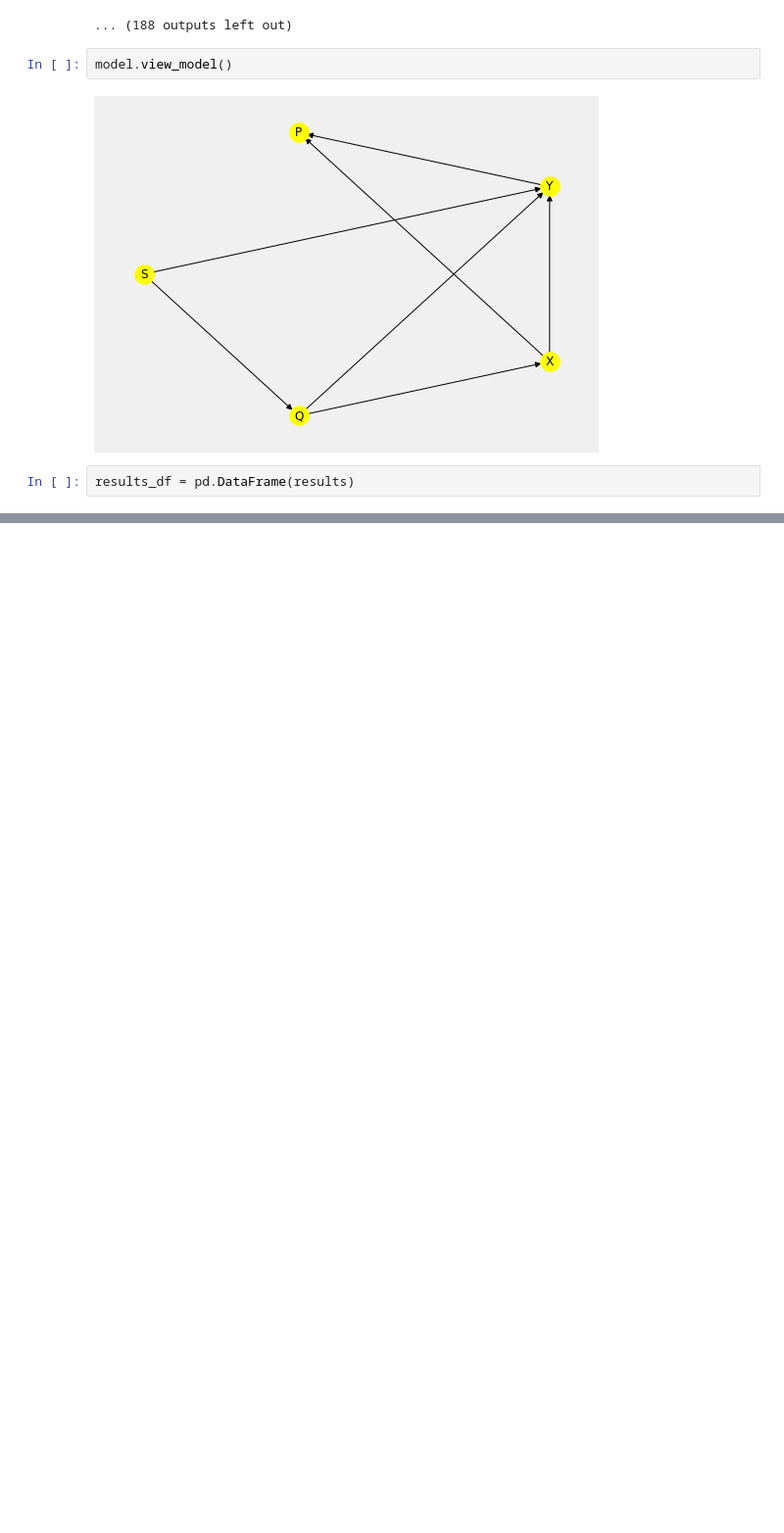
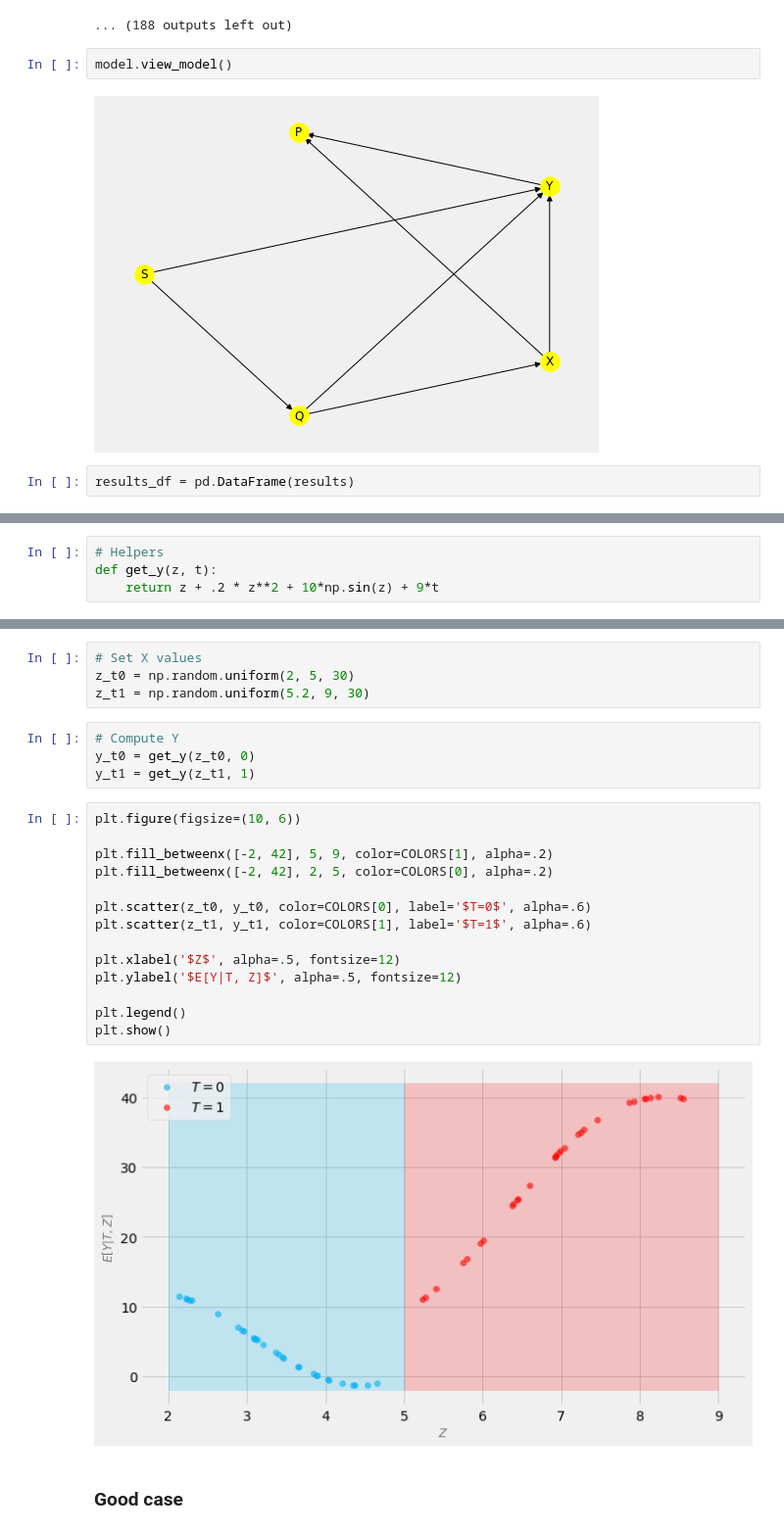
Before and after one commit to PacktPublishing/Causal-Inference-and-Discovery-in-Python, a Jupyter notebook: Chapter_08.ipynb, the cells around one changed output, grey strips where cells are left out. Shown at 98% size. Cells and saved outputs as stored; diff of their text form; blank space fills up the shorter version.

```diff
--- a/Chapter_08.ipynb
+++ b/Chapter_08.ipynb
@@ -212,0 +213,4 @@ plt.show()
+# %%
+# Helpers
+def get_y(z, t):
+    return z + .2 * z**2 + 10*np.sin(z) + 9*t
@@ -212,0 +219,26 @@ plt.show()
+# %%
+# Set X values
+z_t0 = np.random.uniform(2, 5, 30)
+z_t1 = np.random.uniform(5.2, 9, 30)
+# %%
+# Compute Y
+y_t0 = get_y(z_t0, 0)
+y_t1 = get_y(z_t1, 1)
+# %%
+plt.figure(figsize=(10, 6))
+
+plt.fill_betweenx([-2, 42], 5, 9, color=COLORS[1], alpha=.2)
+plt.fill_betweenx([-2, 42], 2, 5, color=COLORS[0], alpha=.2)
+
+plt.scatter(z_t0, y_t0, color=COLORS[0], label='$T=0$', alpha=.6)
+plt.scatter(z_t1, y_t1, color=COLORS[1], label='$T=1$', alpha=.6)
+
+plt.xlabel('$Z$', alpha=.5, fontsize=12)
+plt.ylabel('$E[Y|T, Z]$', alpha=.5, fontsize=12)
+
+plt.legend()
+plt.show()
+# %% [output]
+[figure, added]
+# %% [markdown]
+### Good case
```
Also changed, not shown: parts of 19 cells of this notebook, 16 other files.
